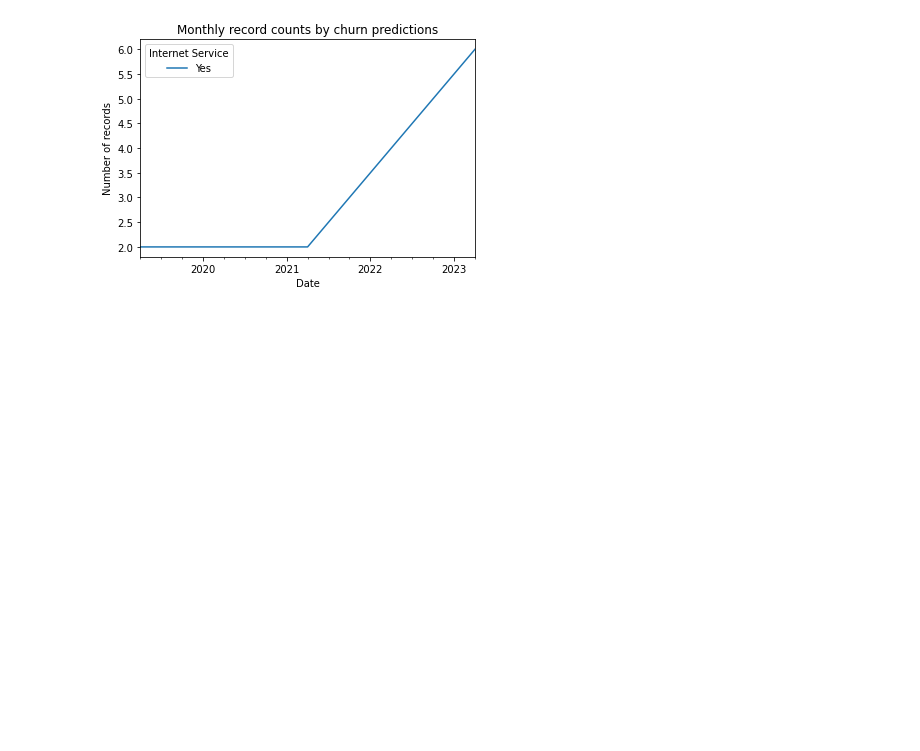
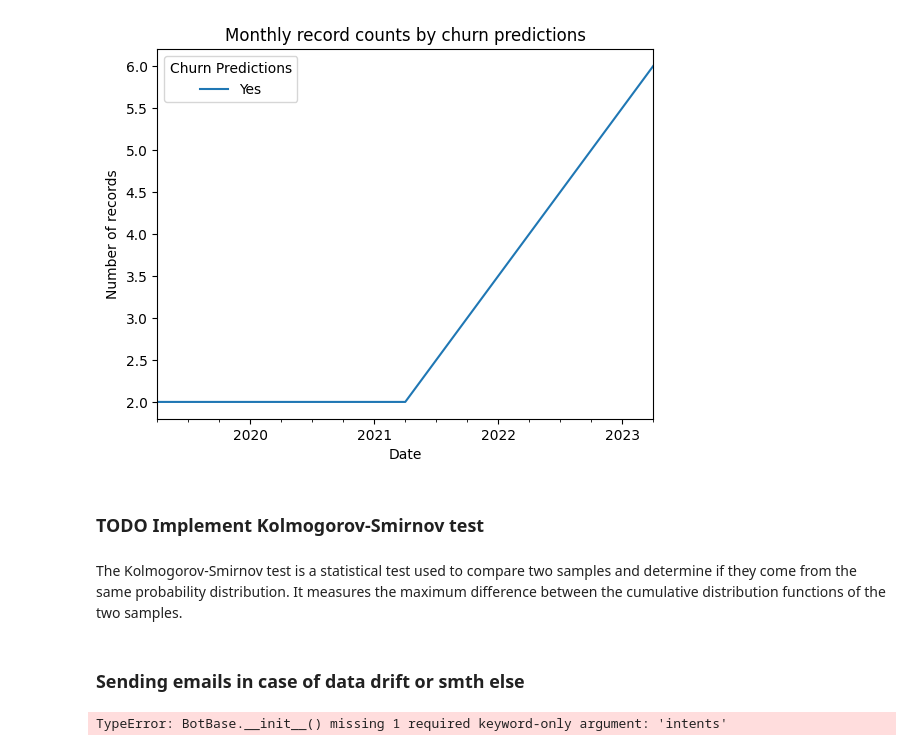
Before and after one commit to armanddd/TELCOM_CHURN, a Jupyter notebook: data_visualization.ipynb, the cells around one changed output. Cells and saved outputs as stored; diff of their text form; code cells hidden in the pictures; blank space fills up the shorter version.

```diff
--- a/data_visualization.ipynb
+++ b/data_visualization.ipynb
@@ -37,6 +36,6 @@ rows
 df = pd.read_sql_query("SELECT * FROM predictions", "sqlite:///./app/test.db")
 
 # Convert the requested_time column to a datetime data type
-df['requested_time'] = pd.to_datetime(df['requested_time'])
+df['requested_time'] = pd.to_datetime(df['requested_time'], format='ISO8601')
 # %%
 # Group the data by day
@@ -70,17 +71,21 @@ plt.show()
 # %%
 # Filter the data to include only records with internet service
 internet_df = df[df['predictions'] == '1']
 
 # Group the data by day and internet service
 daily_counts = internet_df.groupby([pd.Grouper(key='requested_time', freq='M'), 'InternetService']).size()
 
 # Plot the daily counts
 daily_counts.unstack().plot(kind='line')
 
 plt.xlabel('Date')
 plt.ylabel('Number of records')
 plt.title('Monthly record counts by churn predictions')
-plt.legend(title='Internet Service', loc='upper left')
+plt.legend(title='Churn Predictions', loc='upper left')
 plt.show()
 # %% [output]
-[figure, old version]
+[figure, new version]
+# %% [markdown]
+### TODO Implement Kolmogorov-Smirnov test
+# %% [markdown]
+The Kolmogorov-Smirnov test is a statistical test used to compare two samples and determine if they come from the same probability distribution. It measures the maximum difference between the cumulative distribution functions of the two samples.
@@ -86,0 +116,16 @@ plt.show()
+# %% [markdown]
+### Sending emails in case of data drift or smth else
+# %%
+from discord.ext import commands
+import discord
+
+bot = commands.Bot(command_prefix='!')
+
+@bot.command(pass_context=True)
+async def DM(ctx, user: discord.User, *, message=None):
+    message = message or "This Message is sent via DM"
+    await bot.send_message(user, message)
+
+bot.run("TOKEN")
+# %% [output]
+TypeError: BotBase.__init__() missing 1 required keyword-only argument: 'intents'
```
Also changed, not shown: parts of 4 cells of this notebook, 13 other files.
